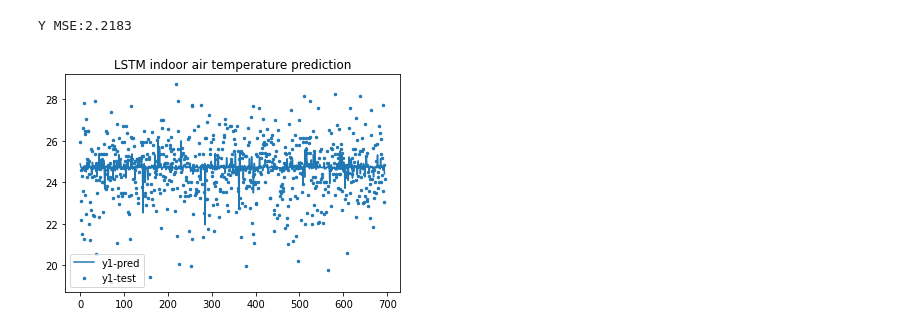
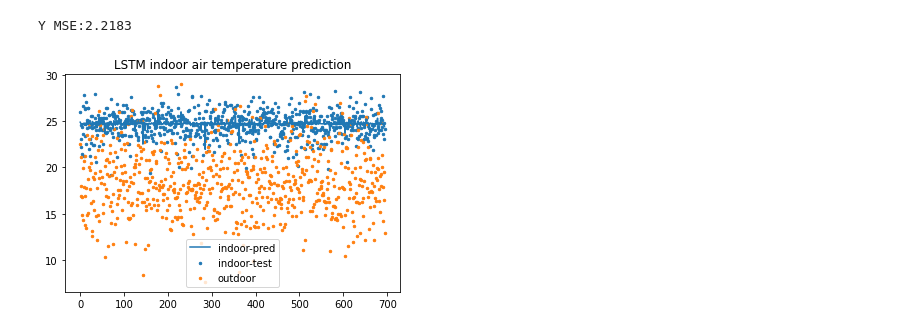
Before and after one commit to DonnaVakalis/forecasting-MRT-gap, a Jupyter notebook: model/model_LSTM.ipynb, the cells around one changed output. Cells and saved outputs as stored; diff of their text form; code cells hidden in the pictures.

```diff
--- a/model/model_LSTM.ipynb
+++ b/model/model_LSTM.ipynb
@@ -263,11 +267,13 @@ Y MSE:2.2183
 # %%
 # Visualize Results
 
 x_ax = range(len(xtest))
 plt.title("LSTM indoor air temperature prediction")
-plt.scatter(x_ax, ytest[:,0],  s=6, label="y1-test")
-plt.plot(x_ax, ypred[:,0], label="y1-pred")
+plt.scatter(x_ax, ytest[:,0],  s=6, label="indoor-test")
+plt.plot(x_ax, ypred[:,0], label="indoor-pred")
+plt.scatter(x_ax, xtest[:,0],  s=6, label="outdoor")
+
 plt.legend()
 plt.show()
 # %% [output]
-[figure, old version]
+[figure, new version]
```
Also changed, not shown: parts of 2 cells of this notebook.
